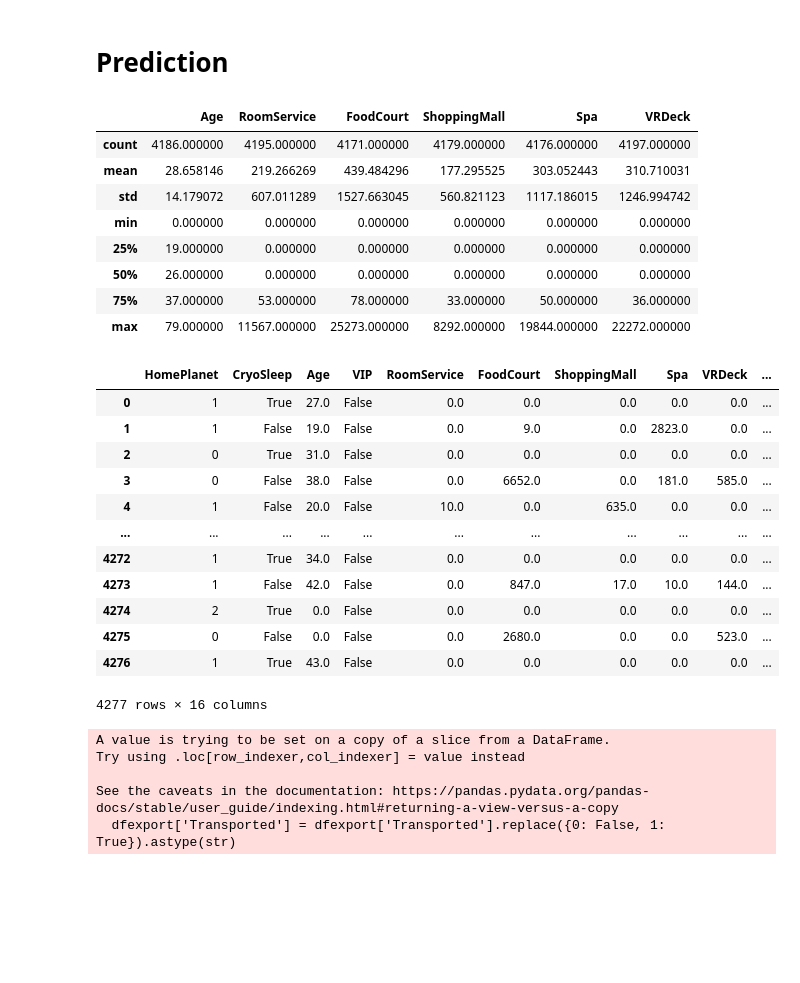
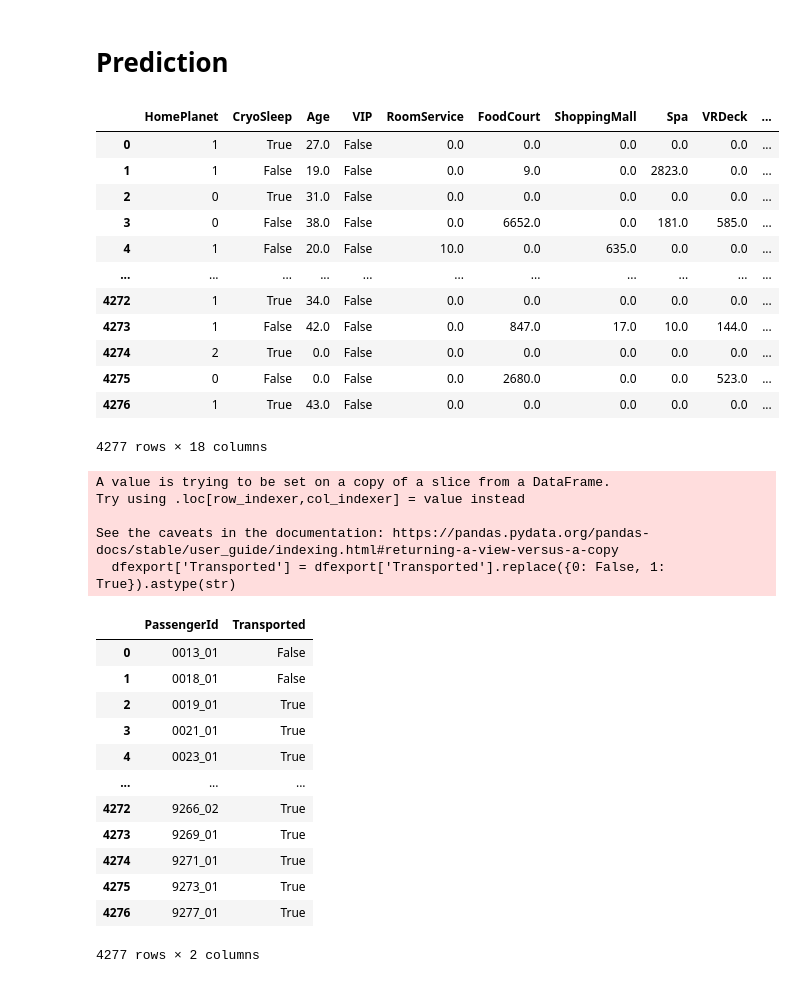
Before and after one commit to jjjj17/kaggle-spacetitanic, a Jupyter notebook: spacetitanic.ipynb, the cells around one changed output. Cells and saved outputs as stored; diff of their text form; code cells hidden in the pictures; blank space fills up the shorter version.

```diff
--- a/spacetitanic.ipynb
+++ b/spacetitanic.ipynb
@@ -182,23 +148,14 @@ xgb.plot_importance(model)
 # %%
 test_df = pd.read_csv('/kaggle/input/spaceship-titanic/test.csv')
 labels = test_df['PassengerId']
-# %%
-test_df.describe()
-# %% [output]
-|  | Age | RoomService | FoodCourt | ShoppingMall | Spa | VRDeck |
-| count | 4186.000000 | 4195.000000 | 4171.000000 | 4179.000000 | 4176.000000 | 4197.000000 |
-| mean | 28.658146 | 219.266269 | 439.484296 | 177.295525 | 303.052443 | 310.710031 |
-| std | 14.179072 | 607.011289 | 1527.663045 | 560.821123 | 1117.186015 | 1246.994742 |
-| min | 0.000000 | 0.000000 | 0.000000 | 0.000000 | 0.000000 | 0.000000 |
-| 25% | 19.000000 | 0.000000 | 0.000000 | 0.000000 | 0.000000 | 0.000000 |
-| 50% | 26.000000 | 0.000000 | 0.000000 | 0.000000 | 0.000000 | 0.000000 |
-| 75% | 37.000000 | 53.000000 | 78.000000 | 33.000000 | 50.000000 | 36.000000 |
-| max | 79.000000 | 11567.000000 | 25273.000000 | 8292.000000 | 19844.000000 | 22272.000000 |
 # %%
 test_df[['CabinDeck', 'CabinNum', 'CabinSide']] = test_df['Cabin'].str.split('/', n=2, expand=True)
+test_df[['GroupId', 'GroupPosition']] = test_df['PassengerId'].str.split('_', n=1, expand=True).astype(int)
 test_df = pd.concat([test_df,pd.get_dummies(test_df.Destination)], axis = 1)
-test_df = test_df.drop(['Name','Destination','Cabin','PassengerId'],axis=1)
 test_df.fillna(0,inplace=True)
+
+df_2 = test_df.groupby(by='GroupId').count().reset_index()[['GroupId','PassengerId']].rename(columns={"GroupId": "GroupId", "PassengerId": "GroupSize"})
+
 
 test_df['TotalSpend'] = test_df['RoomService']+test_df['FoodCourt']+test_df['ShoppingMall']+test_df['Spa']+test_df['VRDeck']
 test_df['CryoSleep'] = test_df['CryoSleep'].astype(bool)
@@ -216,6 +173,8 @@ test_df['CabinDeck'] = test_df['CabinSide'].replace(
      'T': 7
     })
 test_df['HomePlanet'] = test_df['HomePlanet'].replace({'Europa': 0, 'Earth': 1, 'Mars': 2})
+test_df = pd.merge(test_df,df_2[['GroupId','GroupSize']],on='GroupId',how='left')
+test_df = test_df.drop(['Name','Destination','Cabin','PassengerId','GroupPosition'],axis=1)
 # %%
 test_df
 # %% [output]
@@ -231,7 +190,7 @@ test_df
 | 4274 | 2 | True | 0.0 | False | 0.0 | 0.0 | 0.0 | 0.0 | 0.0 | ... |
 | 4275 | 0 | False | 0.0 | False | 0.0 | 2680.0 | 0.0 | 0.0 | 523.0 | ... |
 | 4276 | 1 | True | 43.0 | False | 0.0 | 0.0 | 0.0 | 0.0 | 0.0 | ... |
-4277 rows × 16 columns
+4277 rows × 18 columns
 # %%
 test_df['Transported'] = model.predict(test_df)
 test_df['PassengerId'] = labels
@@ -244,4 +203,20 @@ Try using .loc[row_indexer,col_indexer] = value instead
 
 See the caveats in the documentation: https://pandas.pydata.org/pandas-docs/stable/user_guide/indexing.html#returning-a-view-versus-a-copy
   dfexport['Transported'] = dfexport['Transported'].replace({0: False, 1: True}).astype(str)
+# %%
+dfexport
+# %% [output]
+|  | PassengerId | Transported |
+| 0 | 0013_01 | False |
+| 1 | 0018_01 | False |
+| 2 | 0019_01 | True |
+| 3 | 0021_01 | True |
+| 4 | 0023_01 | True |
+| ... | ... | ... |
+| 4272 | 9266_02 | True |
+| 4273 | 9269_01 | True |
+| 4274 | 9271_01 | True |
+| 4275 | 9273_01 | True |
+| 4276 | 9277_01 | True |
+4277 rows × 2 columns
 # %%
```
Also changed, not shown: parts of 13 cells of this notebook.
